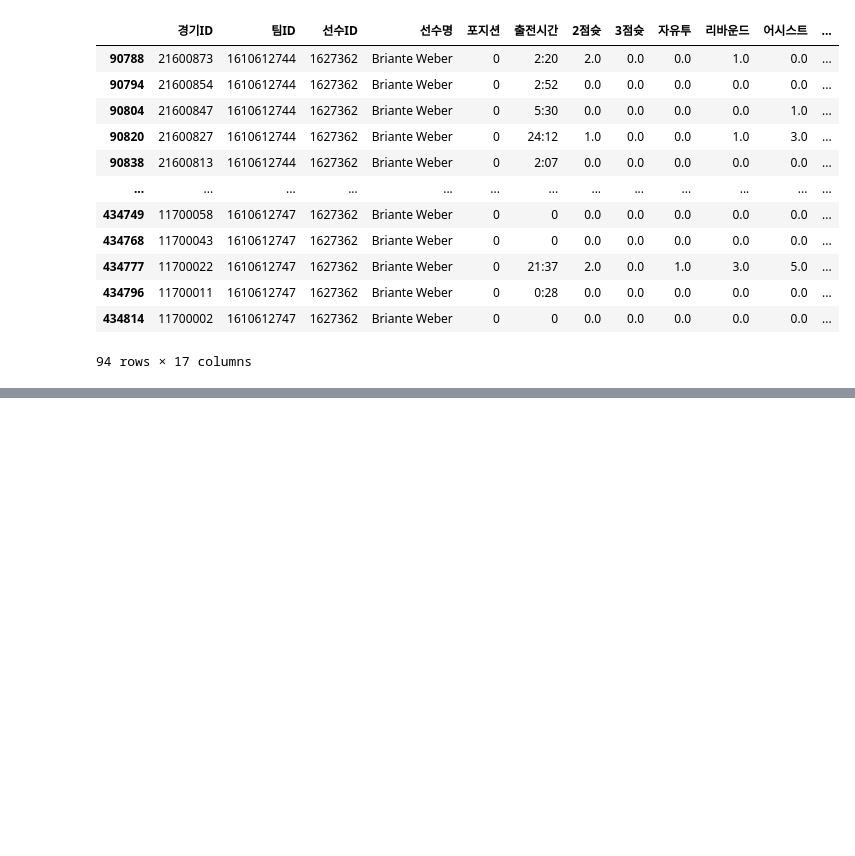
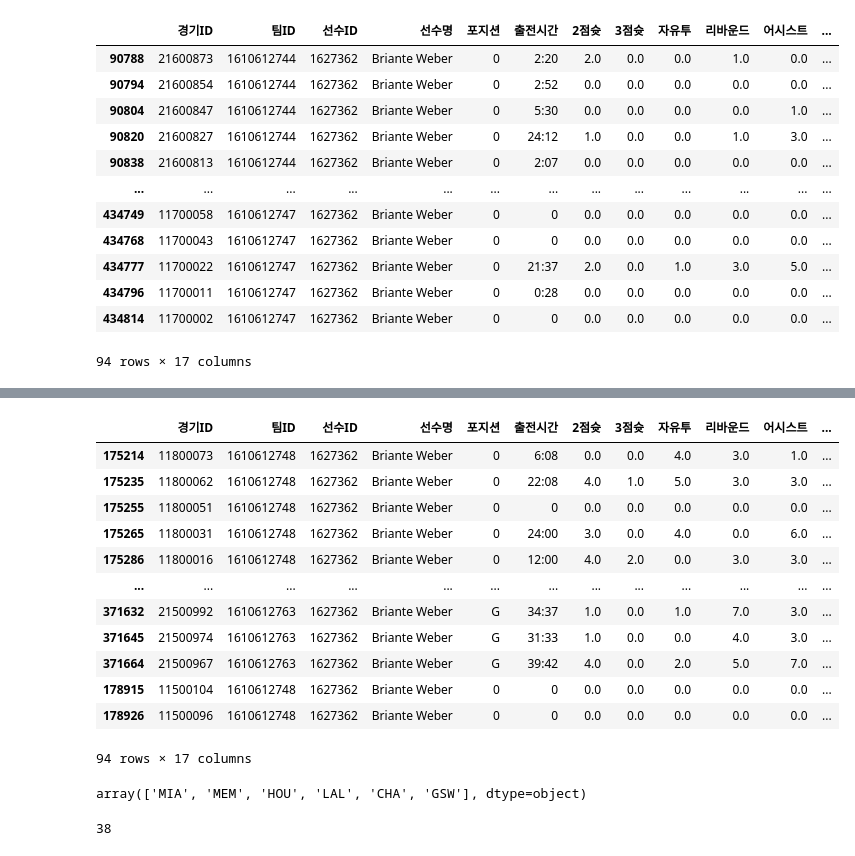
Before and after one commit to JeongUngKim/streamlit_project, a Jupyter notebook: data_analysis.ipynb, the cells around one changed output, grey strips where cells are left out. Drawn from its saved outputs; the diff is of its cells as text; code cells hidden in the pictures; blank space fills up the shorter version.

```diff
--- a/data_analysis.ipynb
+++ b/data_analysis.ipynb
@@ -758,0 +815,2 @@ df_player_data.iloc[:,[6,7,8,-2]]
+# %%
+df_player_data = df_player_data.sort_values('경기날짜',ascending=False)
@@ -758,0 +850,20 @@ df_player_data.iloc[:,[6,7,8,-2]]
+# %%
+df_player_data
+# %% [output]
+|  | 경기ID | 팀ID | 선수ID | 선수명 | 포지션 | 출전시간 | 2점슛 | 3점슛 | 자유투 | 리바운드 | 어시스트 | ... |
+| 175214 | 11800073 | 1610612748 | 1627362 | Briante Weber | 0 | 6:08 | 0.0 | 0.0 | 4.0 | 3.0 | 1.0 | ... |
+| 175235 | 11800062 | 1610612748 | 1627362 | Briante Weber | 0 | 22:08 | 4.0 | 1.0 | 5.0 | 3.0 | 3.0 | ... |
+| 175255 | 11800051 | 1610612748 | 1627362 | Briante Weber | 0 | 0 | 0.0 | 0.0 | 0.0 | 0.0 | 0.0 | ... |
+| 175265 | 11800031 | 1610612748 | 1627362 | Briante Weber | 0 | 24:00 | 3.0 | 0.0 | 4.0 | 0.0 | 6.0 | ... |
+| 175286 | 11800016 | 1610612748 | 1627362 | Briante Weber | 0 | 12:00 | 4.0 | 2.0 | 0.0 | 3.0 | 3.0 | ... |
+| ... | ... | ... | ... | ... | ... | ... | ... | ... | ... | ... | ... | ... |
+| 371632 | 21500992 | 1610612763 | 1627362 | Briante Weber | G | 34:37 | 1.0 | 0.0 | 1.0 | 7.0 | 3.0 | ... |
+| 371645 | 21500974 | 1610612763 | 1627362 | Briante Weber | G | 31:33 | 1.0 | 0.0 | 0.0 | 4.0 | 3.0 | ... |
+| 371664 | 21500967 | 1610612763 | 1627362 | Briante Weber | G | 39:42 | 4.0 | 0.0 | 2.0 | 5.0 | 7.0 | ... |
+| 178915 | 11500104 | 1610612748 | 1627362 | Briante Weber | 0 | 0 | 0.0 | 0.0 | 0.0 | 0.0 | 0.0 | ... |
+| 178926 | 11500096 | 1610612748 | 1627362 | Briante Weber | 0 | 0 | 0.0 | 0.0 | 0.0 | 0.0 | 0.0 | ... |
+94 rows × 17 columns
+# %%
+df_player_data['팀약어'].unique()
+# %% [output]
+array(['MIA', 'MEM', 'HOU', 'LAL', 'CHA', 'GSW'], dtype=object)
@@ -758,0 +872,4 @@ df_player_data.iloc[:,[6,7,8,-2]]
+# %%
+df_player_data[df_player_data['팀약어'].isin(['MIA','MEM']) ].count()[0]
+# %% [output]
+38
```
Also changed, not shown: parts of 17 cells of this notebook, 2 other files.
